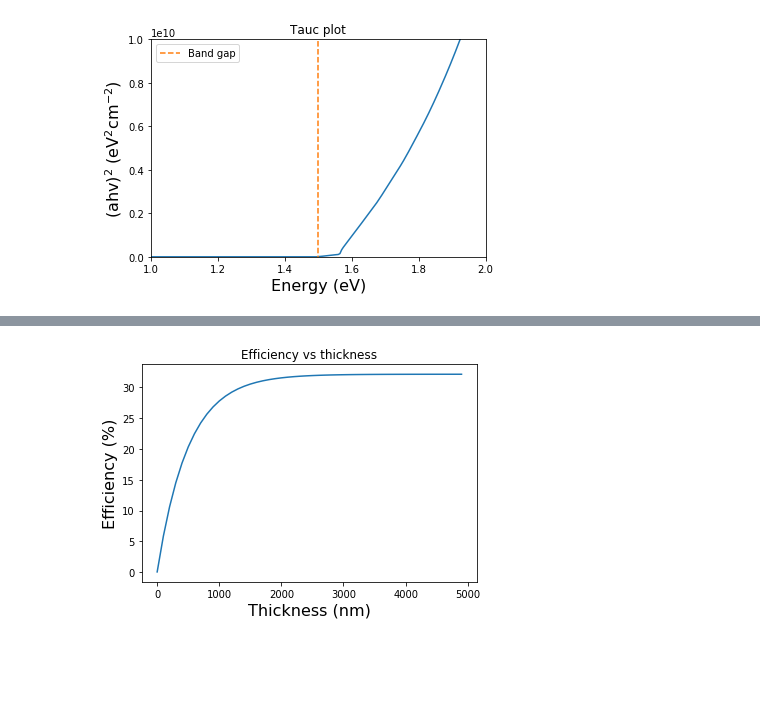
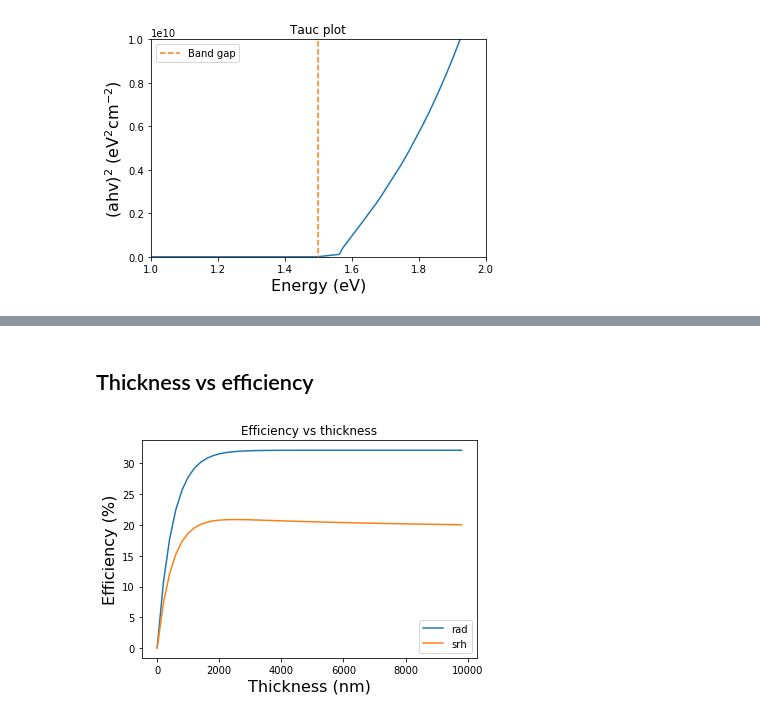
Before and after one commit to frssp/atlc, a Jupyter notebook: aTLC.ipynb, the cells around one changed output, grey strips where cells are left out. Saved outputs shown, nothing was run; the diff lists cells and outputs as text; code cells hidden in the pictures; blank space fills up the shorter version.

```diff
--- a/aTLC.ipynb
+++ b/aTLC.ipynb
@@ -3,13 +3,20 @@
 # %%
 from atlc import *
 # %%
-atlc_CZTS = tlc(1.5, T=300, thickness=2000)
-atlc_CZTS.calculate()
+atlc_CZTS = tlc(1.5, T=300, Tanneal=835, thickness=2000)
+# atlc_CZTS.calculate_SRH()
+atlc_CZTS.calculate_rad()
 
 print(atlc_CZTS)
 atlc_CZTS.plot_jv()
 atlc_CZTS.plot_alpha()
 atlc_CZTS.plot_tauc()
+
+eff_rad = []
+for thickness in range(1, 5*1000, 100):
+    atlc_CZTS = tlc(1.5, T=300, thickness=thickness)
+    atlc_CZTS.calculate_rad()
+    eff_rad.append(atlc_CZTS.efficiency*100)
 # %% [output]
 Trap limited conversion efficiency (TLC)
 T: 300.0 K
@@ -28,16 +55,26 @@ Efficiency: 31.501%
+# %% [markdown]
+## Thickness vs efficiency
 # %%
-eff_list = []
-for thickness in range(1, 5*1000, 100):
+eff_rad = []
+eff_srh = []
+thickness_list = range(1, 10*1000, 200)
+
+for thickness in thickness_list:
     atlc_CZTS = tlc(1.5, T=300, thickness=thickness)
+    atlc_CZTS.calculate_rad()
+    eff_rad.append(atlc_CZTS.efficiency*100)
     atlc_CZTS.calculate()
-    eff_list.append(atlc_CZTS.efficiency*100)
+    eff_srh.append(atlc_CZTS.efficiency*100)
 
 
-plt.plot(range(1, 5*1000, 100), eff_list)
+
+plt.plot(thickness_list, eff_rad, label="rad")
+plt.plot(thickness_list, eff_srh, label="srh")
 plt.xlabel("Thickness (nm)", fontsize=16)
 plt.ylabel("Efficiency (%)", fontsize=16)
 plt.title("Efficiency vs thickness")
+plt.legend()
 
 plt.show()
 # %% [output]
-[figure, old version]
+[figure, new version]
```
Also changed, not shown: parts of 2 cells of this notebook, 7 other files.
